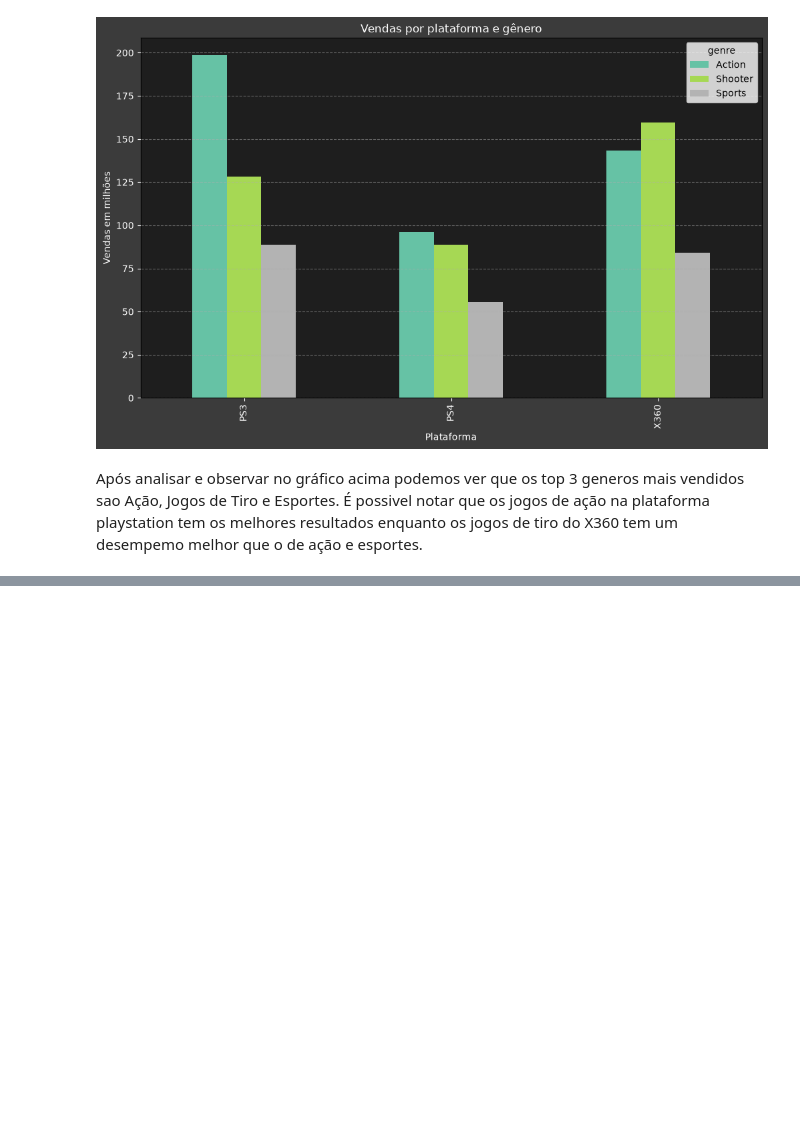
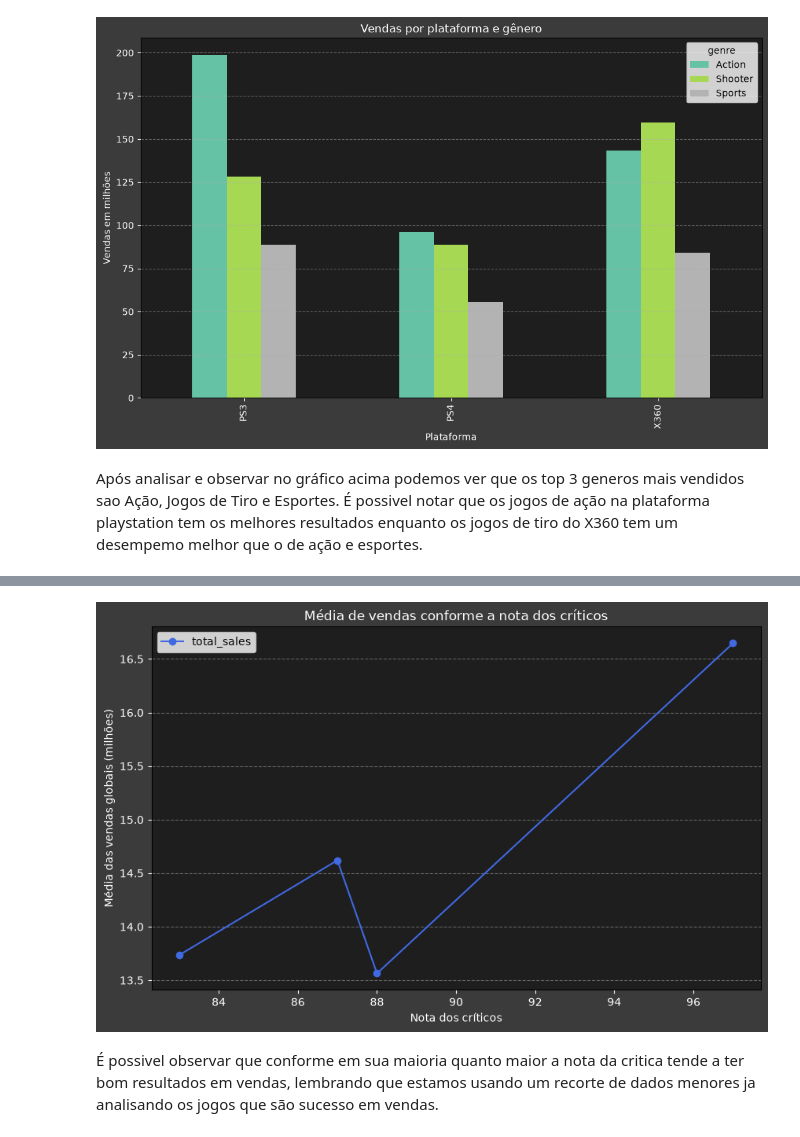
Before and after one commit to higorlu2023-design/projeto_games_integrado, a Jupyter notebook: Notebooks/EDA.ipynb, the cells around one changed output, grey strips where cells are left out. Saved outputs shown, nothing was run; the diff lists cells and outputs as text; code cells hidden in the pictures; blank space fills up the shorter version.

Commit message:
Atualizando dados com as criticas dos jogos

```diff
--- a/Notebooks/EDA.ipynb
+++ b/Notebooks/EDA.ipynb
@@ -532,0 +658,18 @@ Após analisar e observar no gráfico acima podemos ver que os top 3 generos mai
+# %%
+nomes_jogos = [
+    'Call of Duty: Black Ops II',
+    'Call of Duty: Modern Warfare 3',
+    'Call of Duty: Black Ops'
+]
+
+df_jogos_escolhidos = dados_barras[
+    dados_barras['name'].str.contains(
+        'Grand Theft Auto',
+        case=False,
+        na=False
+    )
+    |
+    dados_barras['name'].isin(nomes_jogos)
+].copy()
+
+df_jogos_escolhidos.head(15)
@@ -532,0 +687,32 @@ Após analisar e observar no gráfico acima podemos ver que os top 3 generos mai
+# %%
+vendas_por_nota = (
+    df_jogos_escolhidos.groupby('critic_score')['total_sales']
+      .mean()
+      .reset_index()
+)
+
+graf_nota = vendas_por_nota.plot(
+    x='critic_score',
+    y='total_sales',
+    kind='line',
+    figsize=(10, 6),
+    marker='o',
+    color='royalblue',
+    xlabel = 'Nota dos críticos',
+    ylabel = 'Média das vendas globais (milhões)',
+    title = 'Média de vendas conforme a nota dos críticos'
+)
+
+graf_nota.grid(axis='y', linestyle='--', alpha=0.5)
+graf_nota.set_facecolor('#1e1e1e')
+graf_nota.figure.set_facecolor("#3b3b3b")
+graf_nota.tick_params(colors='white')
+graf_nota.xaxis.label.set_color('white')
+graf_nota.yaxis.label.set_color('white')
+graf_nota.title.set_color('white')
+
+plt.show()
+# %% [output]
+[figure, added]
+# %% [markdown]
+É possivel observar que conforme em sua maioria quanto maior a nota da critica tende a ter bom resultados em vendas, lembrando que estamos usando um recorte de dados menores ja analisando os jogos que são sucesso em vendas.
```
Also changed, not shown: parts of 11 cells of this notebook.
